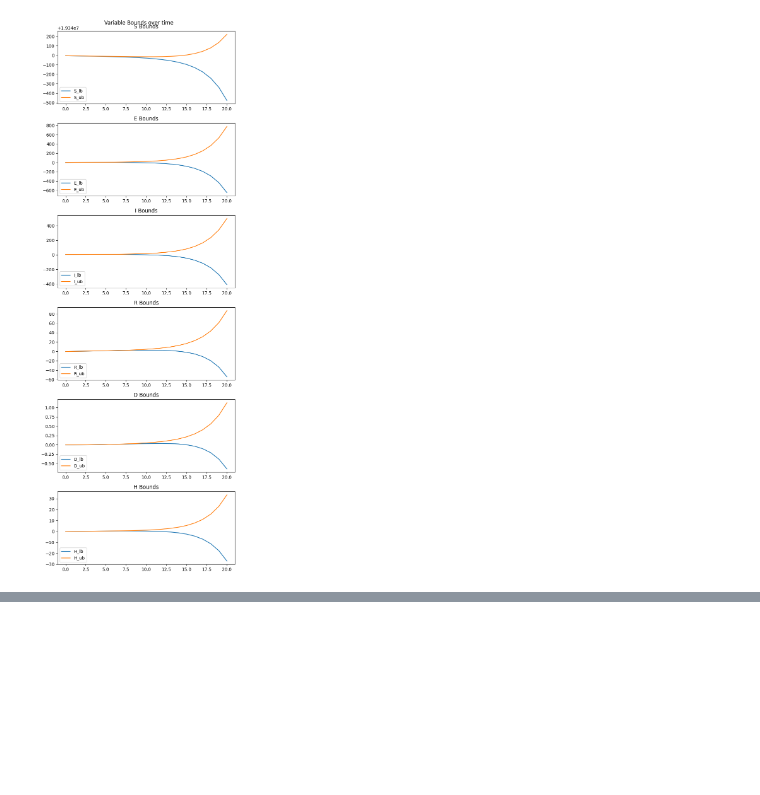
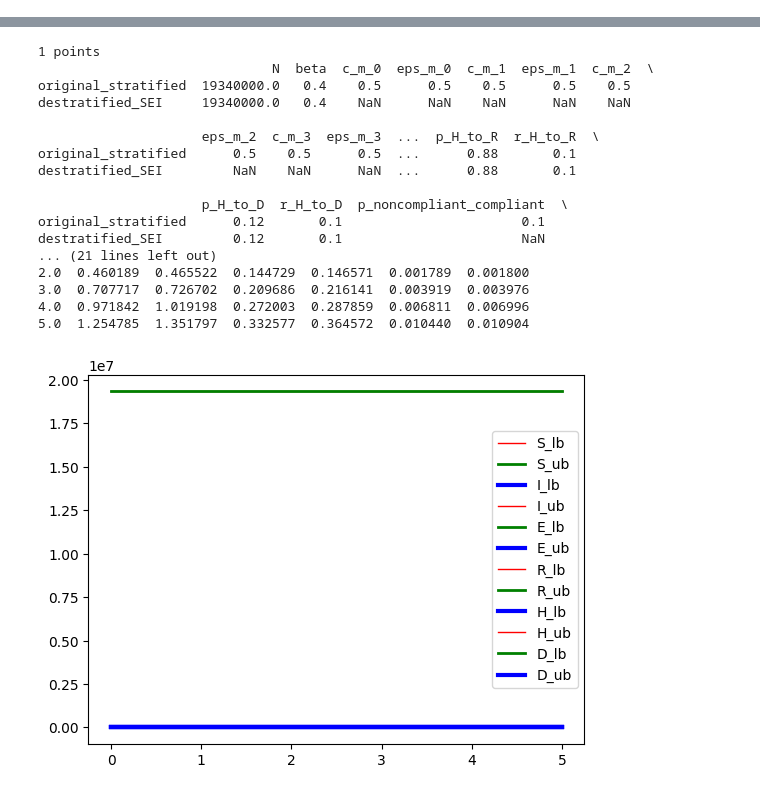
Before and after one commit to siftech/funman, a Jupyter notebook: notebooks/monthly-demos/funman_aug_2024_12mo_eval_1_q1_demo.ipynb, the cells around one changed output, grey strips where cells are left out. Drawn from its saved outputs; the diff is of its cells as text; code cells hidden in the pictures; blank space fills up the shorter version.

Commit message:
bounds for abstractions

```diff
--- a/notebooks/monthly-demos/funman_aug_2024_12mo_eval_1_q1_demo.ipynb
+++ b/notebooks/monthly-demos/funman_aug_2024_12mo_eval_1_q1_demo.ipynb
@@ -463,39 +287,13 @@ destratified       0.1      0.07
-# %%
-point = results.points()[0]
-vars = ["S", "E", "I", "R", "D", "H"]
-# values = point.values #.simulation.dataframe().T
-# values["S_ub_1"]- values["S_lb_1"]
-df = point.simulation.dataframe().T
-
-# sns.FacetGrid(df)
-
-# var = "R"
-# lb = df[[f"{var}_lb"]]
-# ub = df[[f"{var}_ub"]]
-
-# plt.title(f"Bounds")
-# ax, fig = plt.multiplot
-# plt.plot(lb, linestyle="dotted", color="black")
-# plt.plot(ub, linestyle="solid", color="black")
-# plt.scatter(lb, ub)
-
-# plt.figure(figsize=(10,len(vars)*10))
-
-fig, axs = plt.subplots(len(vars))
-fig.set_figheight(3*len(vars))
-fig.suptitle('Variable Bounds over time')
-for i, var in enumerate(vars):
-    labels = [f"{var}_lb", f"{var}_ub"]
-    lb = df[labels]
-    # axs[i].set_label(labels)
-
-    # ub = df[[]]
-    axs[i].set_title(f"{var} Bounds")
-    # axs[i].legend(labels[0])
-    axs[i].plot(lb, label=labels) #,linestyle="dotted", color="black")
-    axs[i].legend(loc="lower left")
-    # axs[i].set_yscale('logit')
-    # axs[1].plot(ub, linestyle="solid", color="black")
-fig.tight_layout()
-# %% [output]
-[figure, removed]
+# %%
+# Remove all stratification
+
+funman_request = get_request()
+setup_common(funman_request, debug=True, dreal_precision=1e-0)
+# add_unit_test(funman_request, model=MODEL_DESTRATIFIED_ALL_PATH)
+results = run(funman_request, model=models['destratified_SEI'])
+report(results, "destratified_SEI", states=states['destratified_SEI'])
+# plot_bounds(results.points()[0], vars=["S", "E", "I", "R", "H", "D"])
+vars = results.model._state_var_names()
+point = results.points()[0]
+fig, axs = plot_bounds(point, vars=vars, basevar_map=basevar_map)
+# %% [output]
@@ -501,0 +317,18 @@ fig.tight_layout()
+1 points
+                              N  beta  c_m_0  eps_m_0  c_m_1  eps_m_1  c_m_2  \
+original_stratified  19340000.0   0.4    0.5      0.5    0.5      0.5    0.5
+destratified_SEI     19340000.0   0.4    NaN      NaN    NaN      NaN    NaN
+
+                     eps_m_2  c_m_3  eps_m_3  ...  p_H_to_R  r_H_to_R  \
+original_stratified      0.5    0.5      0.5  ...      0.88       0.1
+destratified_SEI         NaN    NaN      NaN  ...      0.88       0.1
+
+                     p_H_to_D  r_H_to_D  p_noncompliant_compliant  \
+original_stratified      0.12       0.1                       0.1
+destratified_SEI         0.12       0.1                       NaN
+... (21 lines left out)
+2.0  0.460189  0.465522  0.144729  0.146571  0.001789  0.001800
+3.0  0.707717  0.726702  0.209686  0.216141  0.003919  0.003976
+4.0  0.971842  1.019198  0.272003  0.287859  0.006811  0.006996
+5.0  1.254785  1.351797  0.332577  0.364572  0.010440  0.010904
+[figure, added]
```
Also changed, not shown: parts of 11 cells of this notebook, 4 other files.
